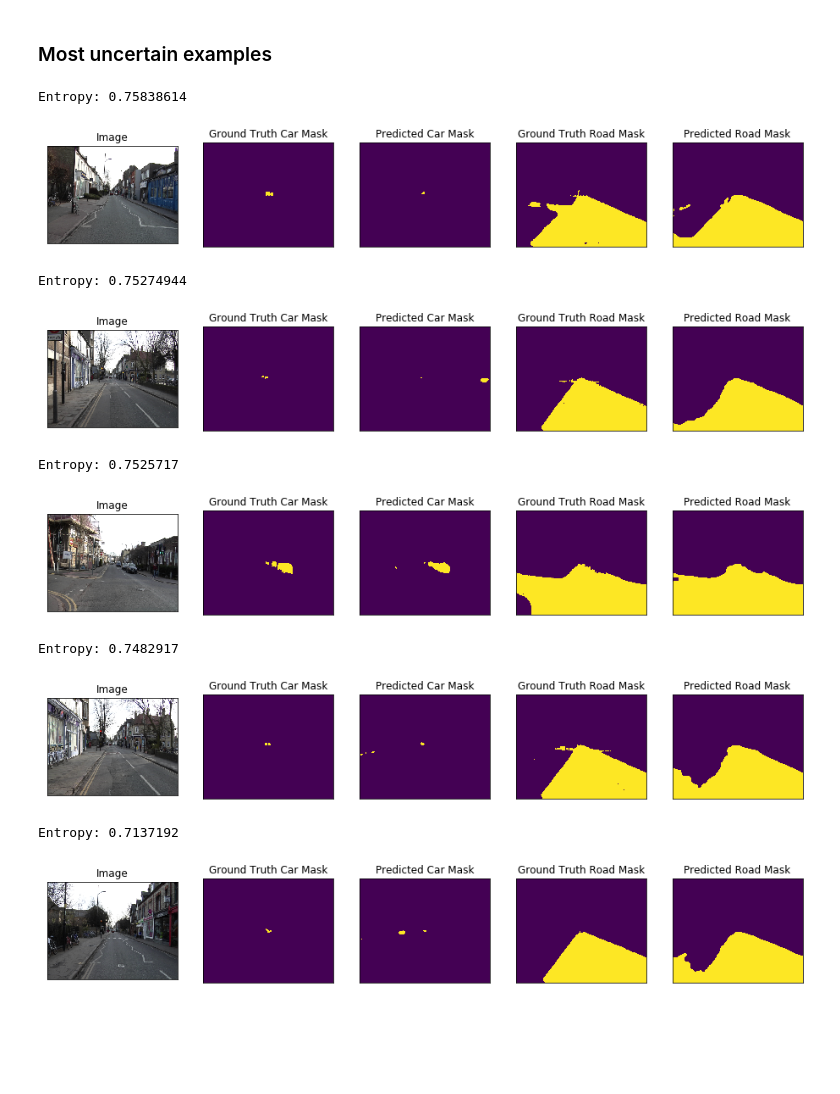
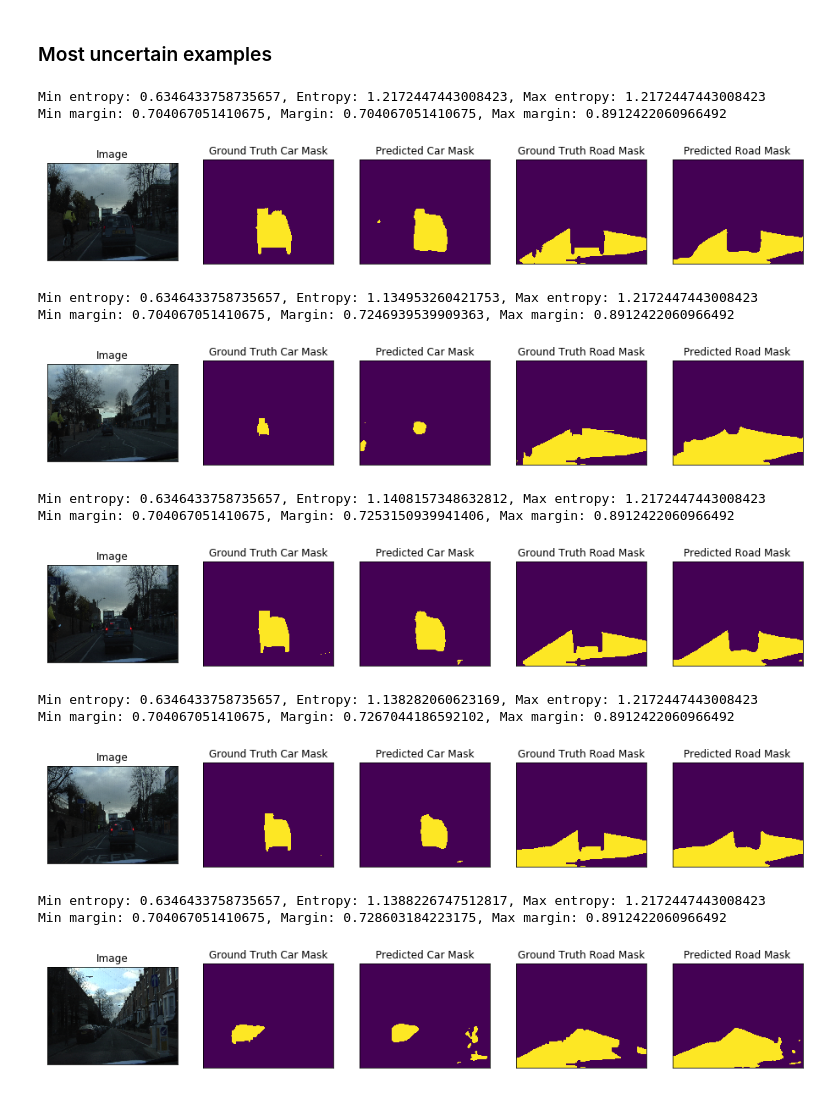
Before and after one commit to RuslanAgishev/active_learning, a Jupyter notebook: src/train_semantic_segmentation.ipynb, the cells around one changed output. Saved outputs shown, nothing was run; the diff lists cells and outputs as text; code cells hidden in the pictures; blank space fills up the shorter version.

Commit message:
implemented margin samples selection anomaly detection

```diff
--- a/src/train_semantic_segmentation.ipynb
+++ b/src/train_semantic_segmentation.ipynb
@@ -347,7 +348,7 @@ Model saved!
 ### Anomaly detection based on High Entropy
 # %%
 # load best saved checkpoint
-best_model = torch.load('./best_model.pth')
+best_model = torch.load('./unet_best_model.pth')
 # %%
 # create test dataset
 test_dataset = Dataset(
@@ -370,10 +371,17 @@ def entropy(mask_np):
     # mask_np.shape = (3, N, M)
     e = np.mean( (-mask_np * np.log2(mask_np)).sum(axis=0) )
     return e
+# %%
+def margin(mask_np):
+    rev_probas = np.sort(mask_np, axis=0)[::-1, ...]
+    margins_matrix = rev_probas[0,...] - rev_probas[1,...]
+    mean_margin = np.mean(margins_matrix)
+    return mean_margin
 # %%
 from tqdm import tqdm
 
 entropies = []
+margins = []
 for i in tqdm(range(len(test_dataset))):
     image, gt_mask = test_dataset[i]
     image_vis = test_dataset_vis[i][0].astype('uint8')
@@ -382,3 +390,4 @@ for i in tqdm(range(len(test_dataset))):
     pr_mask = best_model.predict(x_tensor)
     mask_np = pr_mask.squeeze().cpu().numpy()
     entropies.append(entropy(mask_np))
+    margins.append(margin(mask_np))
@@ -387,10 +409,12 @@ for i in tqdm(range(len(test_dataset))):
 # %%
 # Model is mostly uncertain in images with High entropy
 NUM_UNCERTAIN_IMAGES = 5
-selection = (np.argsort(entropies))[:NUM_UNCERTAIN_IMAGES]
+# selection = (np.argsort(entropies))[:NUM_UNCERTAIN_IMAGES]
+selection = (np.argsort(margins))[::-1][:NUM_UNCERTAIN_IMAGES]
 
 for i in selection:
-    print('Entropy:', entropies[i])
+    print(f'Min entropy: {np.min(entropies)}, Entropy: {entropies[i]}, Max entropy: {np.max(entropies)}')
+    print(f'Min margin: {np.min(margins)}, Margin: {margins[i]}, Max margin: {np.max(margins)}')
     image, gt_mask = test_dataset[i]
     image_vis = test_dataset_vis[i][0].astype('uint8')
 
@@ -421,32 +450,39 @@ Entropy: 0.3661006
 # %%
 # Model is mostly uncertain in images with High entropy
 NUM_UNCERTAIN_IMAGES = 5
-selection = (np.argsort(entropies)[::-1])[:NUM_UNCERTAIN_IMAGES]
+#selection = (np.argsort(entropies)[::-1])[:NUM_UNCERTAIN_IMAGES]
+selection = np.argsort(margins)[:NUM_UNCERTAIN_IMAGES]
 
 for i in selection:
-    print('Entropy:', entropies[i])
+    print(f'Min entropy: {np.min(entropies)}, Entropy: {entropies[i]}, Max entropy: {np.max(entropies)}')
+    print(f'Min margin: {np.min(margins)}, Margin: {margins[i]}, Max margin: {np.max(margins)}')
     image, gt_mask = test_dataset[i]
     image_vis = test_dataset_vis[i][0].astype('uint8')
 
     x_tensor = torch.from_numpy(image).to(DEVICE).unsqueeze(0)
     pr_mask = best_model.predict(x_tensor)
     mask_np = pr_mask.squeeze().cpu().numpy().round()
 
     visualize(
         image=image_vis,
         ground_truth_car_mask=gt_mask[8,...],
         predicted_car_mask=mask_np[8,...],
         ground_truth_road_mask=gt_mask[3,...],
         predicted_road_mask=mask_np[3,...],
     )
 # %% [output]
-Entropy: 0.75838614
+Min entropy: 0.6346433758735657, Entropy: 1.2172447443008423, Max entropy: 1.2172447443008423
+Min margin: 0.704067051410675, Margin: 0.704067051410675, Max margin: 0.8912422060966492
-[figure, old version]
+[figure, new version]
-Entropy: 0.75274944
+Min entropy: 0.6346433758735657, Entropy: 1.134953260421753, Max entropy: 1.2172447443008423
+Min margin: 0.704067051410675, Margin: 0.7246939539909363, Max margin: 0.8912422060966492
-[figure, old version]
+[figure, new version]
-Entropy: 0.7525717
+Min entropy: 0.6346433758735657, Entropy: 1.1408157348632812, Max entropy: 1.2172447443008423
+Min margin: 0.704067051410675, Margin: 0.7253150939941406, Max margin: 0.8912422060966492
-[figure, old version]
+[figure, new version]
-Entropy: 0.7482917
+Min entropy: 0.6346433758735657, Entropy: 1.138282060623169, Max entropy: 1.2172447443008423
+Min margin: 0.704067051410675, Margin: 0.7267044186592102, Max margin: 0.8912422060966492
-[figure, old version]
+[figure, new version]
-Entropy: 0.7137192
+Min entropy: 0.6346433758735657, Entropy: 1.1388226747512817, Max entropy: 1.2172447443008423
+Min margin: 0.704067051410675, Margin: 0.728603184223175, Max margin: 0.8912422060966492
-[figure, old version]
+[figure, new version]
```
Also changed, not shown: parts of 5 cells of this notebook, 1 other file.
